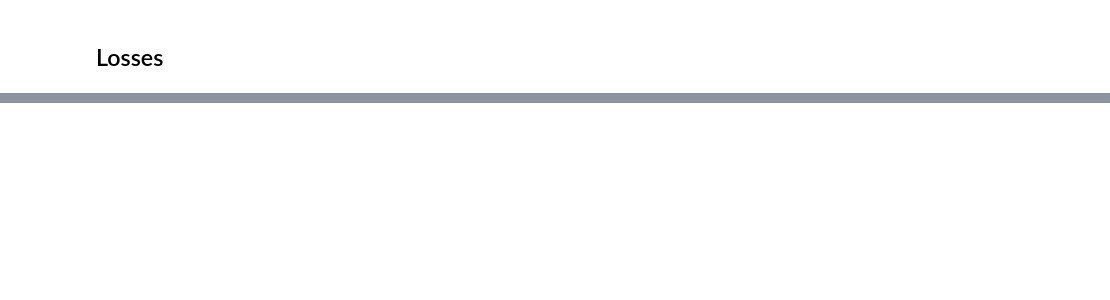
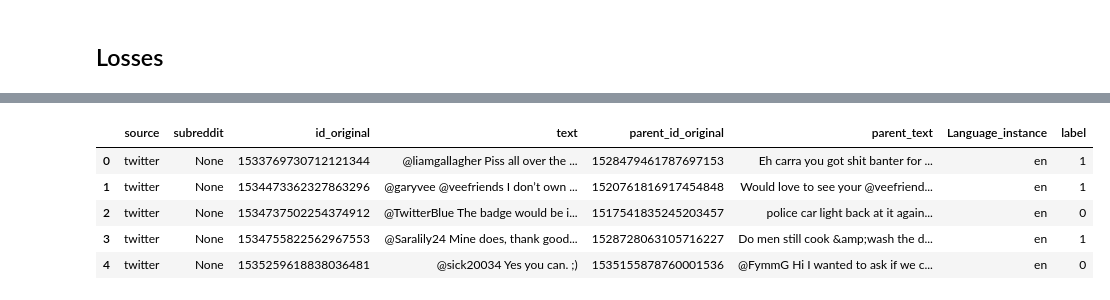
Before and after one commit to PierreEpron/irony-detection, a Jupyter notebook: evaluate.ipynb, the cells around one changed output, grey strips where cells are left out. Saved outputs shown, nothing was run; the diff lists cells and outputs as text; code cells hidden in the pictures; blank space fills up the shorter version.

```diff
--- a/evaluate.ipynb
+++ b/evaluate.ipynb
@@ -116,0 +151,9 @@ plot_loss(states)
+# %%
+df.head(5)
+# %% [output]
+|  | source | subreddit | id_original | text | parent_id_original | parent_text | Language_instance | label |
+| 0 | twitter | None | 1533769730712121344 | @liamgallagher Piss all over the ... | 1528479461787697153 | Eh carra you got shit banter for ... | en | 1 |
+| 1 | twitter | None | 1534473362327863296 | @garyvee @veefriends I don’t own ... | 1520761816917454848 | Would love to see your @veefriend... | en | 1 |
+| 2 | twitter | None | 1534737502254374912 | @TwitterBlue The badge would be i... | 1517541835245203457 | police car light back at it again... | en | 0 |
+| 3 | twitter | None | 1534755822562967553 | @Saralily24 Mine does, thank good... | 1528728063105716227 | Do men still cook &amp;wash the d... | en | 1 |
+| 4 | twitter | None | 1535259618838036481 | @sick20034 Yes you can. ;) | 1535155878760001536 | @FymmG Hi I wanted to ask if we c... | en | 0 |
```
Also changed, not shown: parts of 11 cells of this notebook.
